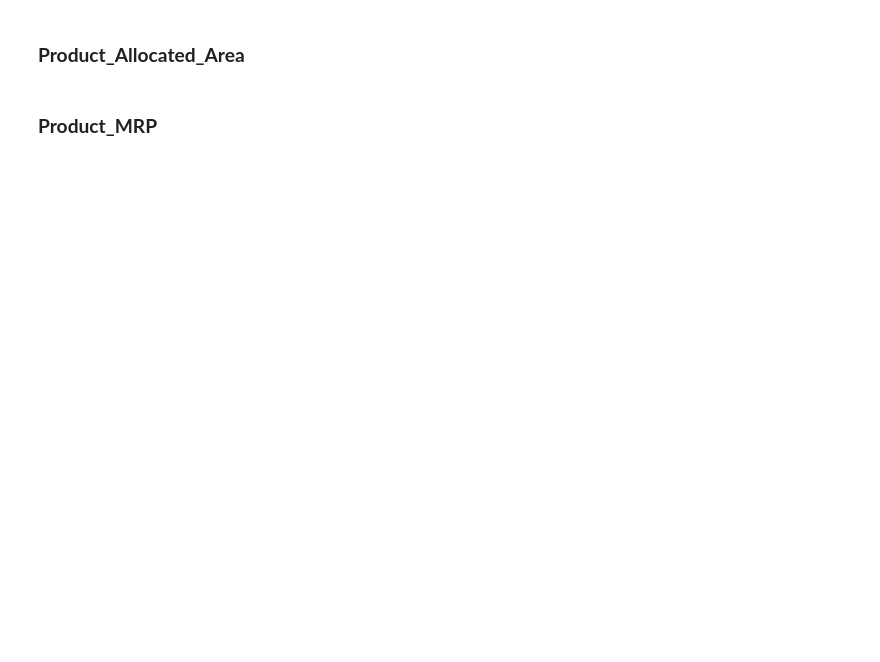
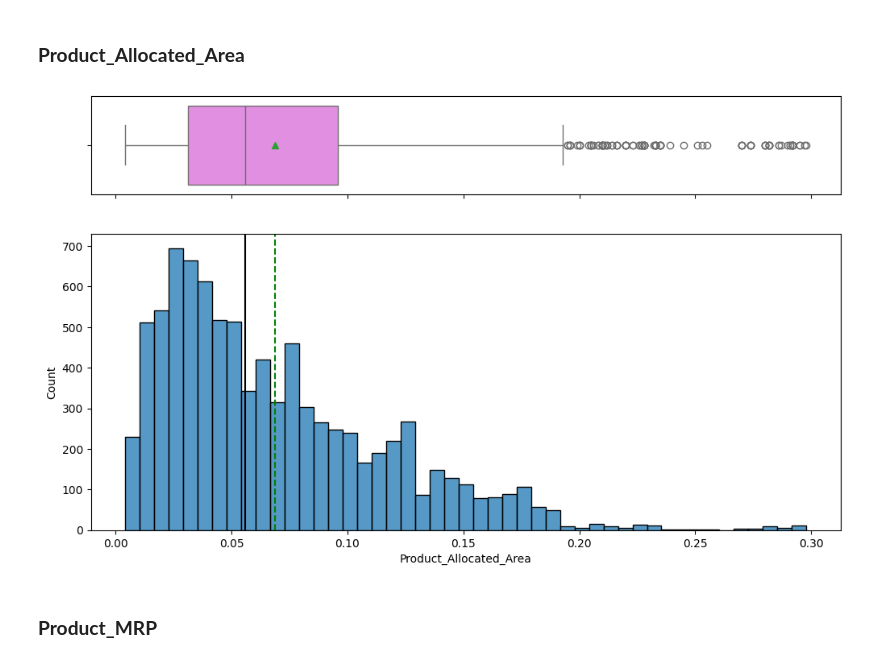
Before and after one commit to ajitbubu/new-speKart, a Jupyter notebook: Low_Code_SuperKart_Model_Deployment_Notebook.ipynb, the cells around one changed output. Cells and saved outputs as stored; diff of their text form; code cells hidden in the pictures; blank space fills up the shorter version.

```diff
--- a/Low_Code_SuperKart_Model_Deployment_Notebook.ipynb
+++ b/Low_Code_SuperKart_Model_Deployment_Notebook.ipynb
@@ -119,4 +127,5 @@ warnings.filterwarnings("ignore")
 #from google.colab import drive
 #drive.mount('/content/drive')
 # %%
-kart = pd.read_csv("_____") #Complete the code to read the data
+kart = pd.read_csv("https://raw.githubusercontent.com/ajitbubu/new-speKart/main/SuperKart.csv")
+ #Complete the code to read the data
@@ -199,7 +287,9 @@ histogram_boxplot(data, "Product_Weight")
 # %% [markdown]
 ### **Product_Allocated_Area**
 # %%
-histogram_boxplot(data, "_____") #Complete the code to plot the boxplot and histogram of Product_Allocated_Area
+histogram_boxplot(data, "Product_Allocated_Area") #Complete the code to plot the boxplot and histogram of Product_Allocated_Area
+# %% [output]
+[figure, added]
 # %% [markdown]
 ### **Product_MRP**
 # %%
```
Also changed, not shown: parts of 70 cells of this notebook.
